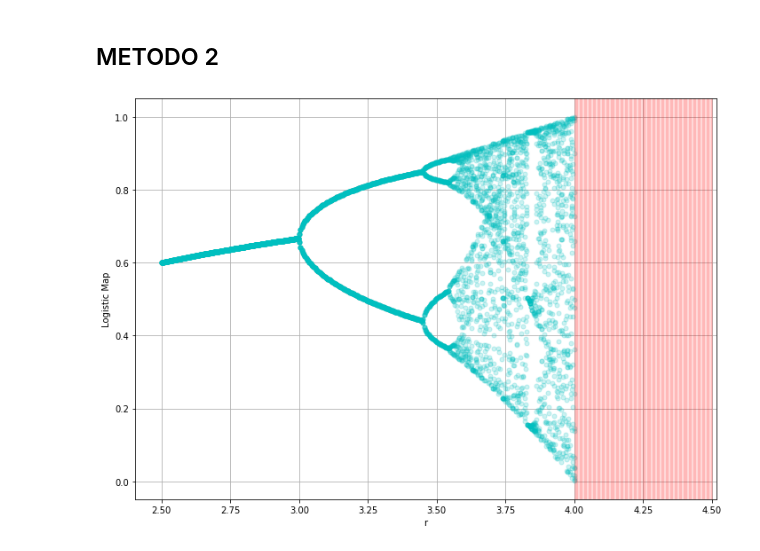
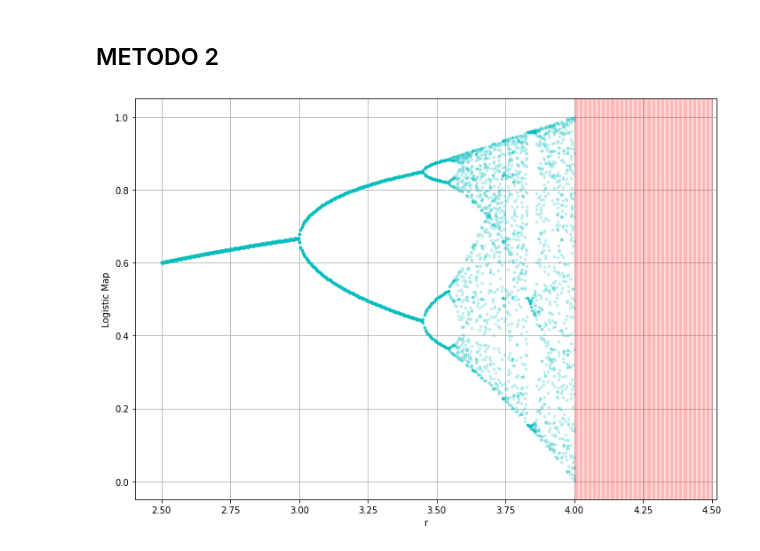
Before and after one commit to mcpeixoto/Computational-Physics-Course, a Jupyter notebook: ficha2.ipynb, the cells around one changed output. Saved outputs shown, nothing was run; the diff lists cells and outputs as text; code cells hidden in the pictures.

```diff
--- a/ficha2.ipynb
+++ b/ficha2.ipynb
@@ -130,28 +132,28 @@ def logistic_map_recursive(x, r, out_len, max_depth, iterations=0):
 # %%
 import warnings
 warnings.filterwarnings("ignore", category=RuntimeWarning)
 
 fig, ax = plt.subplots(figsize=(10,7))
 x0 = 0.6
 # Get the values of our function and plot it
 r = np.linspace(2.5, 4.5, 500)
 
 for i in r:
     values = logistic_map_recursive(x0, i, out_len=20, max_depth=1000)
 
     if values == []: # or np.isinf(values).any()
         plt.axvline(x=i, color='r', alpha=0.2)
 
     for value in values:
-        plt.plot(i, value, 'co', markersize=5, alpha=0.2)
+        plt.plot(i, value, 'co', markersize=2.5, alpha=0.2)
 
 
 ax.set_xlabel('r')
 ax.set_ylabel('Logistic Map')
 
 fig.tight_layout()
 plt.grid()
 #plt.legend()
 plt.show()
 # %% [output]
-[figure, old version]
+[figure, new version]
```
Also changed, not shown: parts of 2 cells of this notebook, 1 other file.
